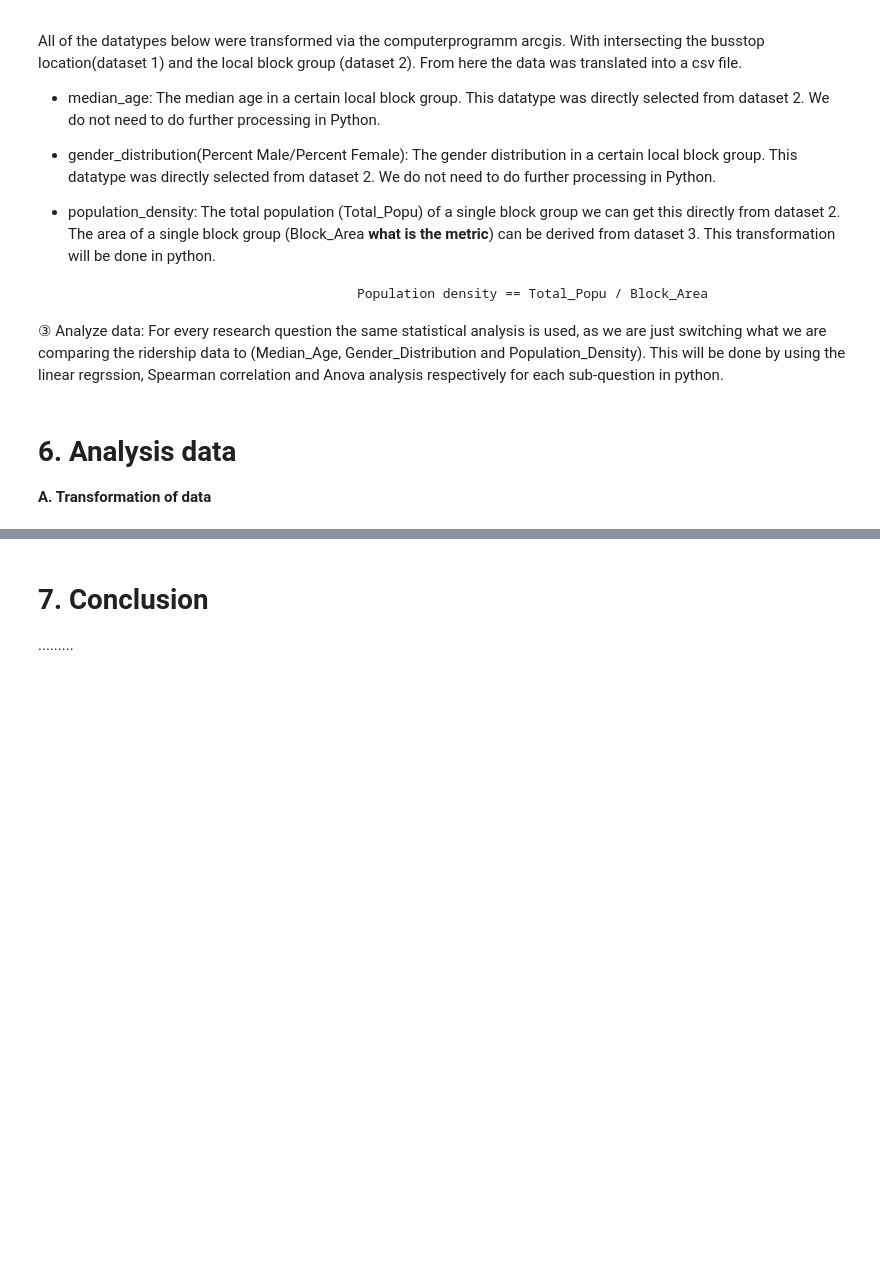
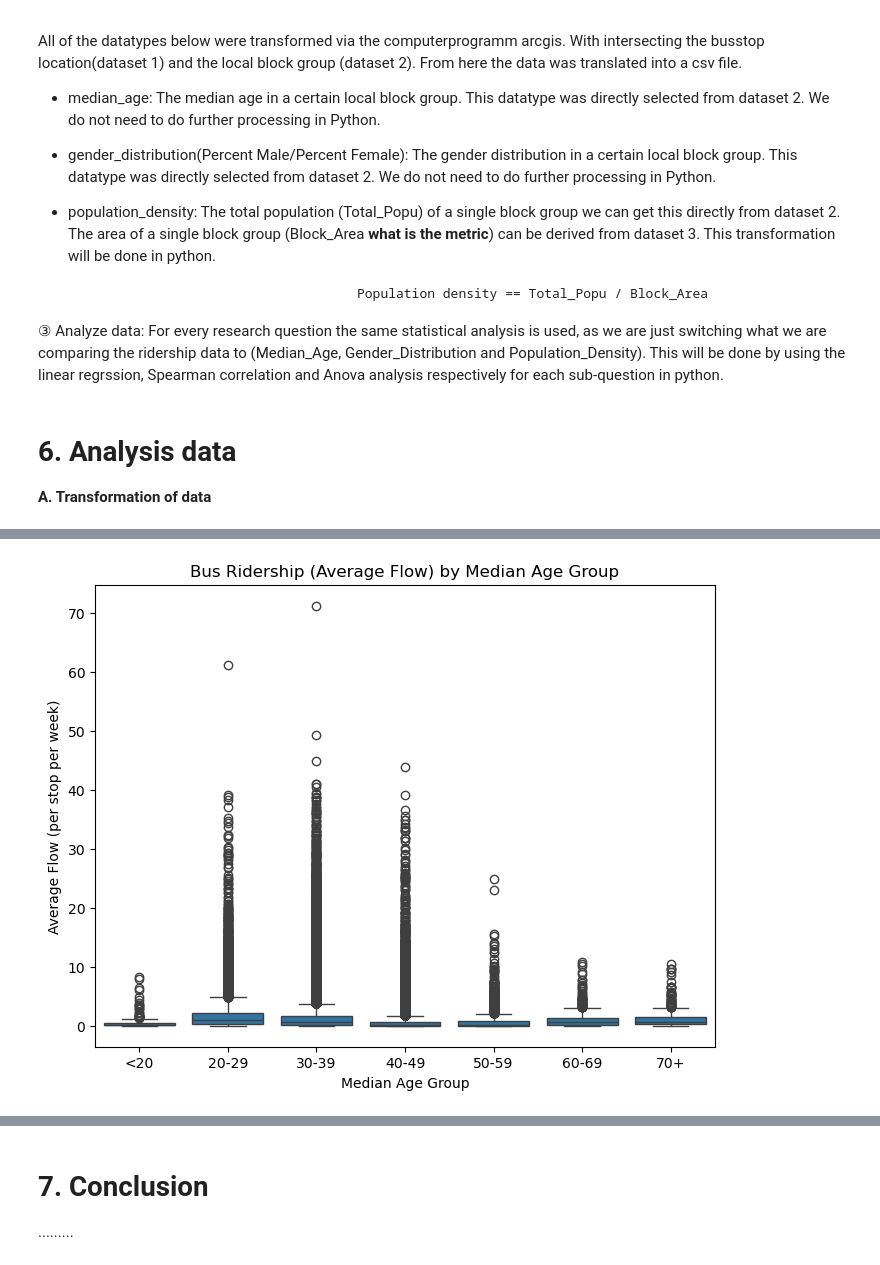
Before and after one commit to Mulhamomar/TIL6022_group10, a Jupyter notebook: TIL-6022 Bus Ridership.ipynb, the cells around one changed output, grey strips where cells are left out. Saved outputs shown, nothing was run; the diff lists cells and outputs as text; code cells hidden in the pictures; blank space fills up the shorter version.

```diff
--- a/TIL-6022 Bus Ridership.ipynb
+++ b/TIL-6022 Bus Ridership.ipynb
@@ -414,0 +423,15 @@ Why the map was created and what the map represent?
+# %%
+# Step 1: Create age bins, the median ages can be group into meaningful intervals (for example, based on census or demographic standards):
+bins = [0, 20, 30, 40, 50, 60, 70, 100]  # age ranges
+labels = ['<20', '20-29', '30-39', '40-49', '50-59', '60-69', '70+']
+df['age_group'] = pd.cut(df['median_age'], bins=bins, labels=labels, right=False)
+
+# Step 2: Create the boxplot
+plt.figure(figsize=(8,6))
+sns.boxplot(x='age_group', y='average_flow', data=df)
+plt.title('Bus Ridership (Average Flow) by Median Age Group')
+plt.xlabel('Median Age Group')
+plt.ylabel('Average Flow (per stop per week)')
+plt.show()
+# %% [output]
+[figure, added]
```
Also changed, not shown: parts of 55 cells of this notebook.
